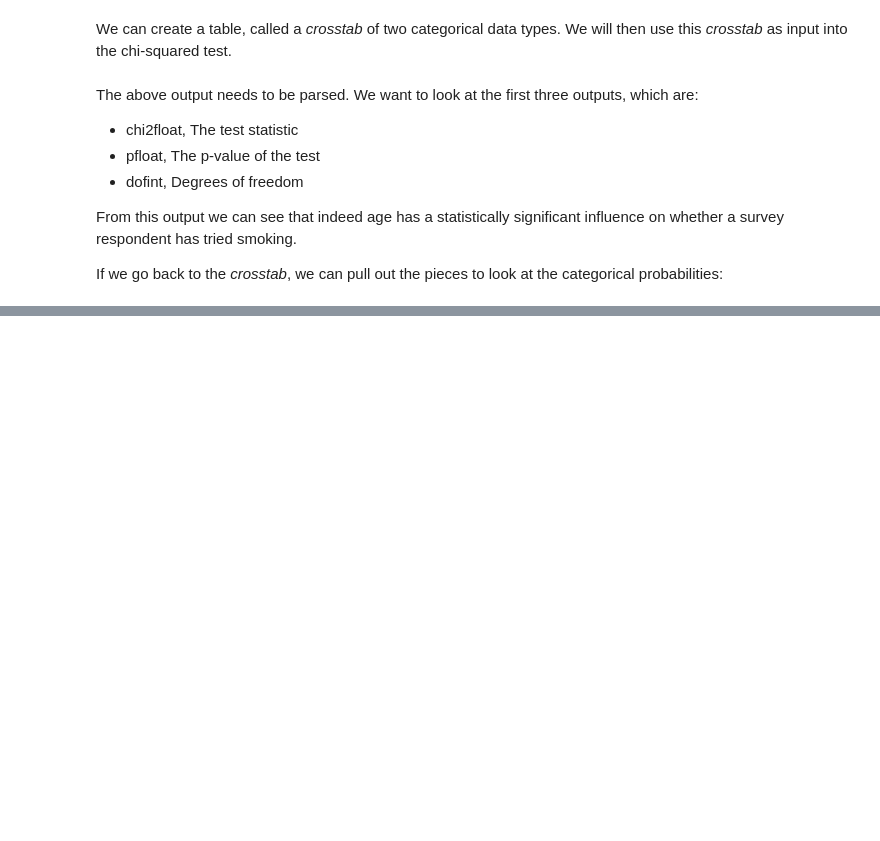
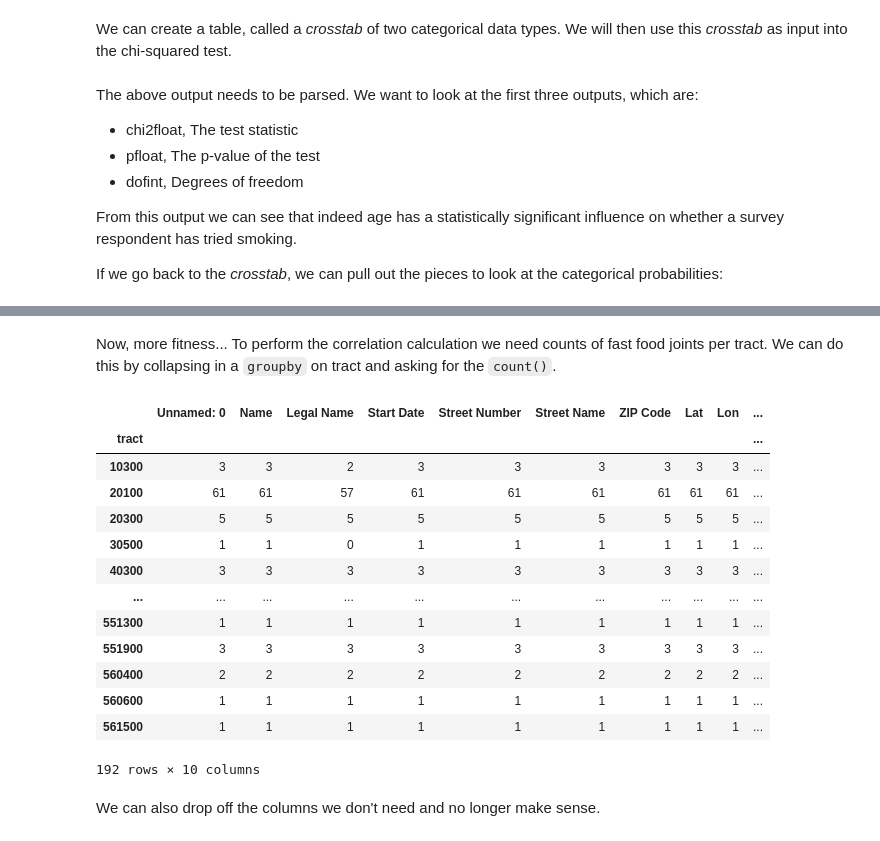
Before and after one commit to pitt-sci-lis-2030/week-14-data-analysis, a Jupyter notebook: Lecture 14.ipynb, the cells around one changed output, grey strips where cells are left out. Drawn from its saved outputs; the diff is of its cells as text; code cells hidden in the pictures; blank space fills up the shorter version.

```diff
--- a/Lecture 14.ipynb
+++ b/Lecture 14.ipynb
@@ -298,0 +345,3 @@ crosstab['Yes'] / (crosstab['No'] + crosstab['Yes'])
+# %%
+df_fast_food_tract = pd.read_csv("files/fastfoodalleghenycountyupdatexy2plustract.csv")
+df_fast_food_tract
@@ -298,0 +383,22 @@ crosstab['Yes'] / (crosstab['No'] + crosstab['Yes'])
+# %% [markdown]
+Now, more fitness...  To perform the correlation calculation we need counts of fast food joints per tract.  We can do this by collapsing in a `groupby` on tract and asking for the `count()`.
+# %%
+df_fast_food_tract_count = df_fast_food_tract.groupby('tract').count()
+df_fast_food_tract_count
+# %% [output]
+|  | Unnamed: 0 | Name | Legal Name | Start Date | Street Number | Street Name | ZIP Code | Lat | Lon | ... |
+| tract |  |  |  |  |  |  |  |  |  | ... |
+| 10300 | 3 | 3 | 2 | 3 | 3 | 3 | 3 | 3 | 3 | ... |
+| 20100 | 61 | 61 | 57 | 61 | 61 | 61 | 61 | 61 | 61 | ... |
+| 20300 | 5 | 5 | 5 | 5 | 5 | 5 | 5 | 5 | 5 | ... |
+| 30500 | 1 | 1 | 0 | 1 | 1 | 1 | 1 | 1 | 1 | ... |
+| 40300 | 3 | 3 | 3 | 3 | 3 | 3 | 3 | 3 | 3 | ... |
+| ... | ... | ... | ... | ... | ... | ... | ... | ... | ... | ... |
+| 551300 | 1 | 1 | 1 | 1 | 1 | 1 | 1 | 1 | 1 | ... |
+| 551900 | 3 | 3 | 3 | 3 | 3 | 3 | 3 | 3 | 3 | ... |
+| 560400 | 2 | 2 | 2 | 2 | 2 | 2 | 2 | 2 | 2 | ... |
+| 560600 | 1 | 1 | 1 | 1 | 1 | 1 | 1 | 1 | 1 | ... |
+| 561500 | 1 | 1 | 1 | 1 | 1 | 1 | 1 | 1 | 1 | ... |
+192 rows × 10 columns
+# %% [markdown]
+We can also drop off the columns we don't need and no longer make sense.
```
Also changed, not shown: parts of 29 cells of this notebook, 3 other files.
